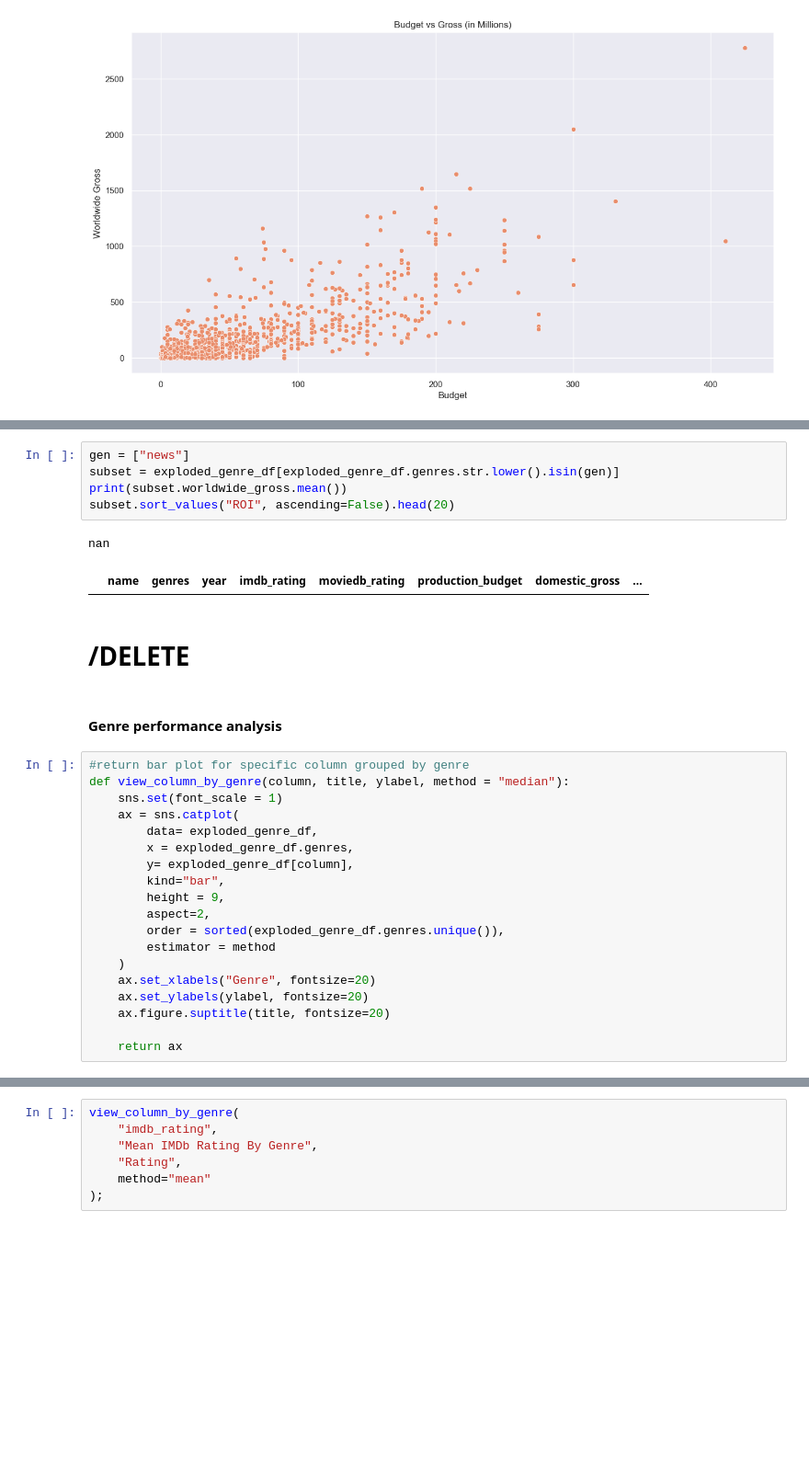
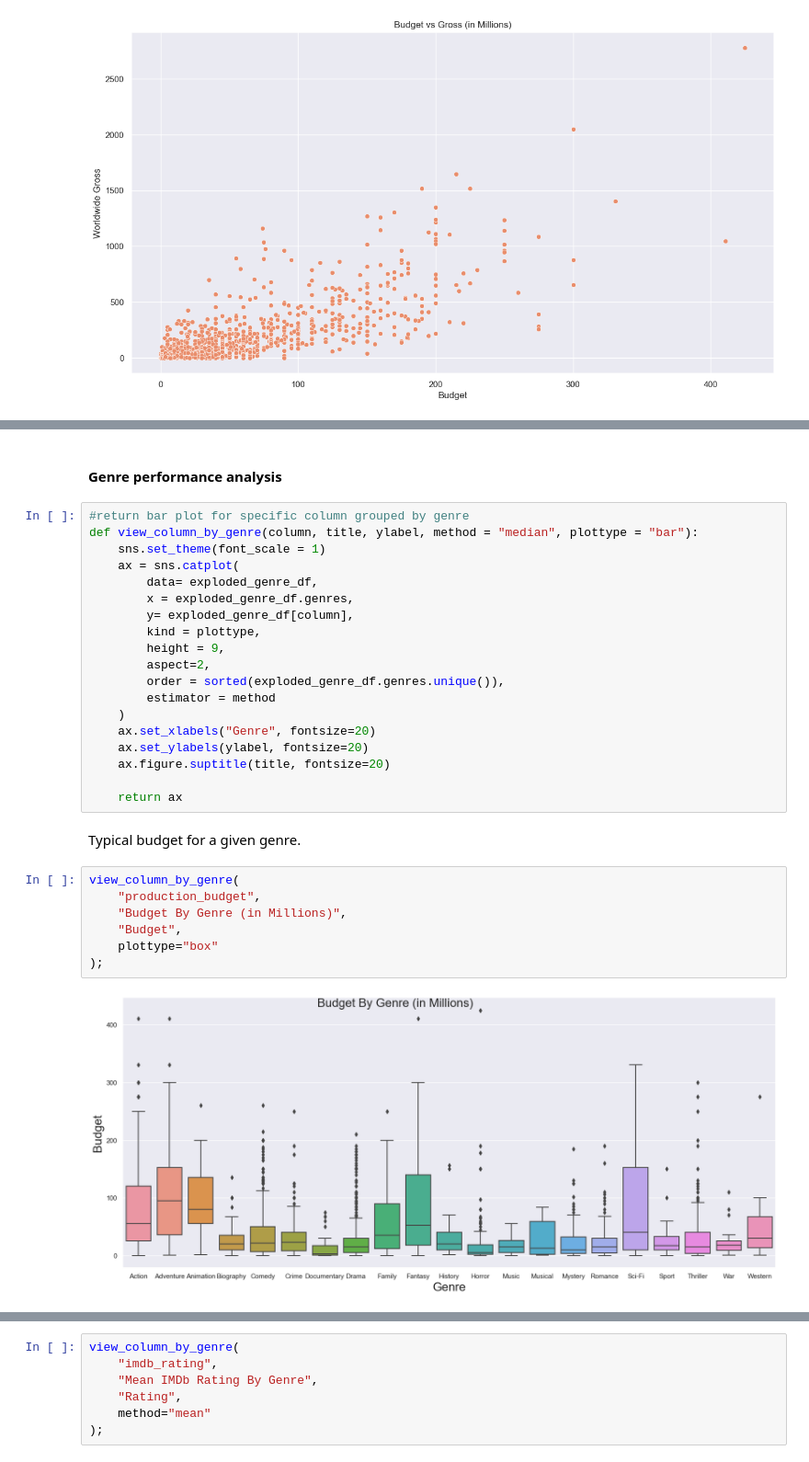
Before and after one commit to bizzfuzz/film-analysis-ms, a Jupyter notebook: film_analysis.ipynb, the cells around one changed output, grey strips where cells are left out. Shown: that part at 92% size. Saved outputs shown, nothing was run; the diff lists cells and outputs as text; blank space fills up the shorter version.

```diff
--- a/film_analysis.ipynb
+++ b/film_analysis.ipynb
@@ -337,24 +341,14 @@ ax.set_ylabel("Worldwide Gross");
-# %%
-gen = ["news"]
-subset = exploded_genre_df[exploded_genre_df.genres.str.lower().isin(gen)]
-print(subset.worldwide_gross.mean())
-subset.sort_values("ROI", ascending=False).head(20)
-# %% [output]
-nan
-|  | name | genres | year | imdb_rating | moviedb_rating | production_budget | domestic_gross | ... |
-# %% [markdown]
-# /DELETE
 # %% [markdown]
 #### Genre performance analysis
 # %%
 #return bar plot for specific column grouped by genre
-def view_column_by_genre(column, title, ylabel, method = "median"):
-    sns.set(font_scale = 1)
+def view_column_by_genre(column, title, ylabel, method = "median", plottype = "bar"):
+    sns.set_theme(font_scale = 1)
     ax = sns.catplot(
         data= exploded_genre_df,
         x = exploded_genre_df.genres,
         y= exploded_genre_df[column],
-        kind="bar",
+        kind = plottype,
         height = 9,
         aspect=2,
         order = sorted(exploded_genre_df.genres.unique()),
@@ -365,3 +359,14 @@ def view_column_by_genre(column, title, ylabel, method = "median"):
     ax.figure.suptitle(title, fontsize=20)
 
     return ax
+# %% [markdown]
+Typical budget for a given genre.
+# %%
+view_column_by_genre(
+    "production_budget",
+    "Budget By Genre (in Millions)",
+    "Budget",
+    plottype="box"
+);
+# %% [output]
+[figure, added]
```
Also changed, not shown: parts of 28 cells of this notebook.
